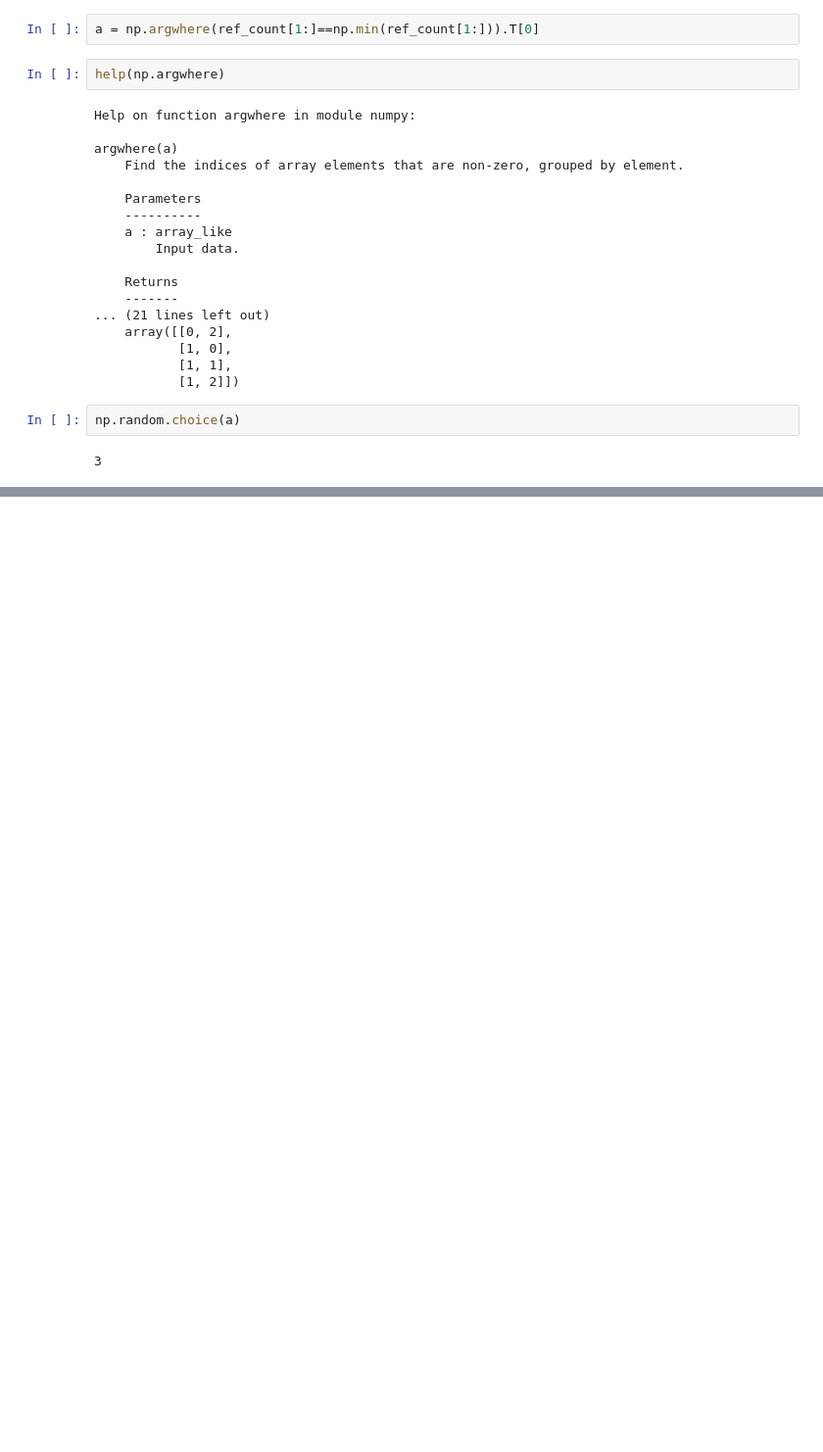
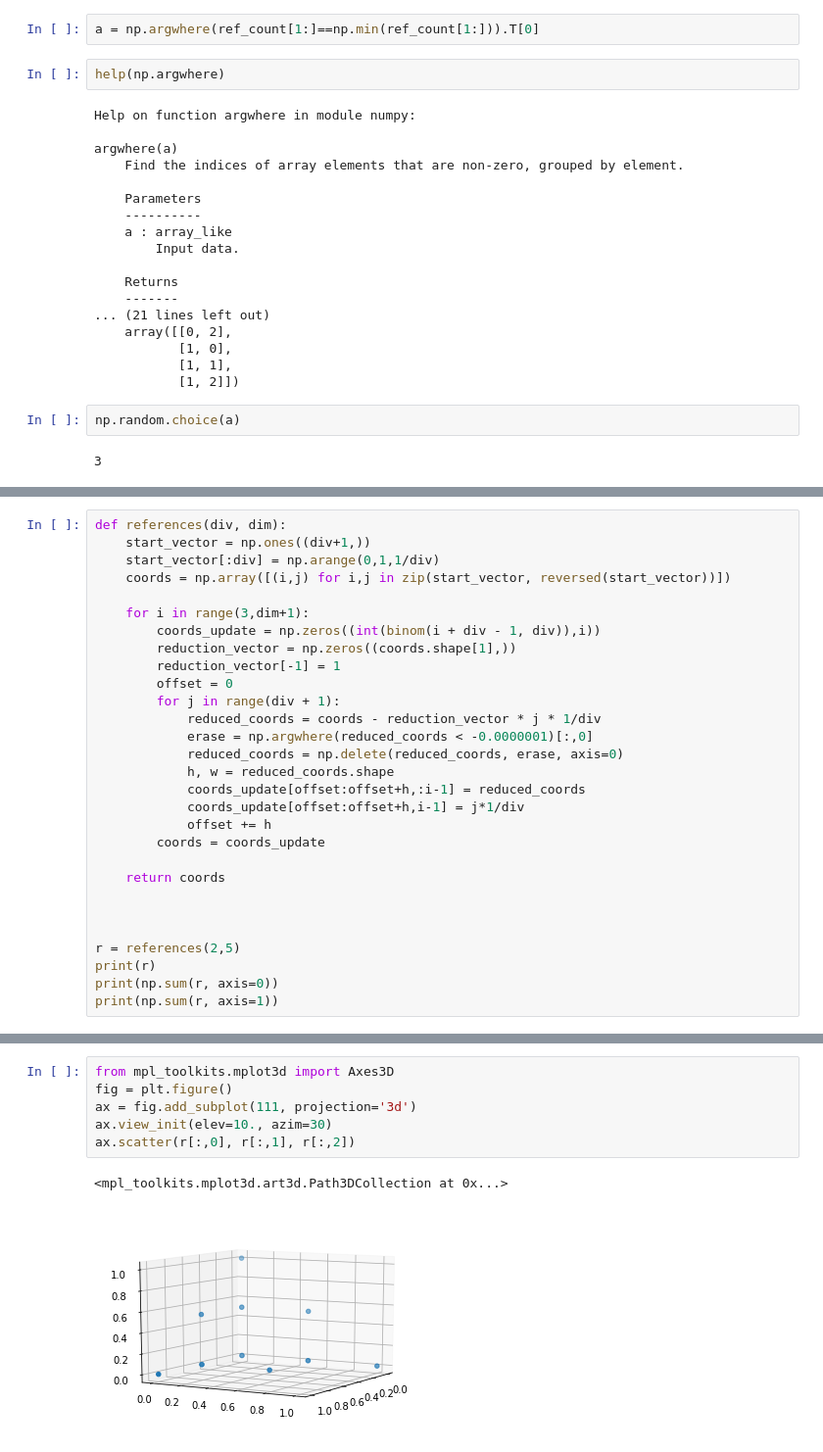
Before and after one commit to Shynar88/Kapellmeister-Multi-Objective-Optimization-of-Container-Allocation-and-Rescheduling-with-GA, a Jupyter notebook: nsga_3/nsga_3.ipynb, the cells around one changed output, grey strips where cells are left out. Shown at 98% size. Drawn from its saved outputs; the diff is of its cells as text; blank space fills up the shorter version.

Commit message:
implemented reference point generation

```diff
--- a/nsga_3/nsga_3.ipynb
+++ b/nsga_3/nsga_3.ipynb
@@ -320,0 +320,29 @@ array([[4, 9]])
+# %%
+def references(div, dim):
+    start_vector = np.ones((div+1,))
+    start_vector[:div] = np.arange(0,1,1/div)
+    coords = np.array([(i,j) for i,j in zip(start_vector, reversed(start_vector))])
+
+    for i in range(3,dim+1):
+        coords_update = np.zeros((int(binom(i + div - 1, div)),i))
+        reduction_vector = np.zeros((coords.shape[1],))
+        reduction_vector[-1] = 1
+        offset = 0
+        for j in range(div + 1):
+            reduced_coords = coords - reduction_vector * j * 1/div
+            erase = np.argwhere(reduced_coords < -0.0000001)[:,0]
+            reduced_coords = np.delete(reduced_coords, erase, axis=0)
+            h, w = reduced_coords.shape
+            coords_update[offset:offset+h,:i-1] = reduced_coords
+            coords_update[offset:offset+h,i-1] = j*1/div
+            offset += h
+        coords = coords_update
+
+    return coords
+
+
+
+r = references(2,5)
+print(r)
+print(np.sum(r, axis=0))
+print(np.sum(r, axis=1))
@@ -320,0 +367,9 @@ array([[4, 9]])
+# %%
+from mpl_toolkits.mplot3d import Axes3D
+fig = plt.figure()
+ax = fig.add_subplot(111, projection='3d')
+ax.view_init(elev=10., azim=30)
+ax.scatter(r[:,0], r[:,1], r[:,2])
+# %% [output]
+<mpl_toolkits.mplot3d.art3d.Path3DCollection at 0x...>
+[figure, added]
```
Also changed, not shown: parts of 4 cells of this notebook, 1 other file.
